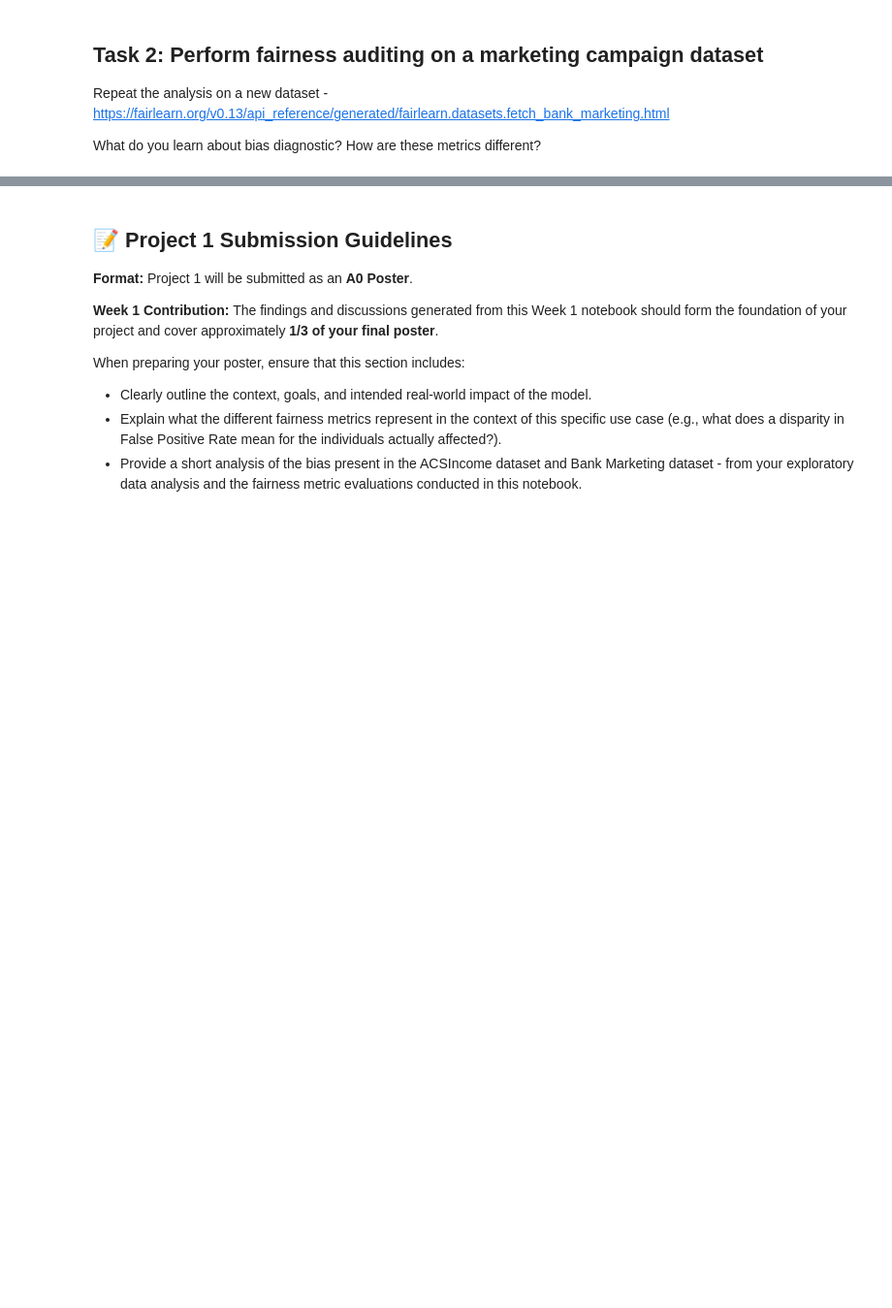
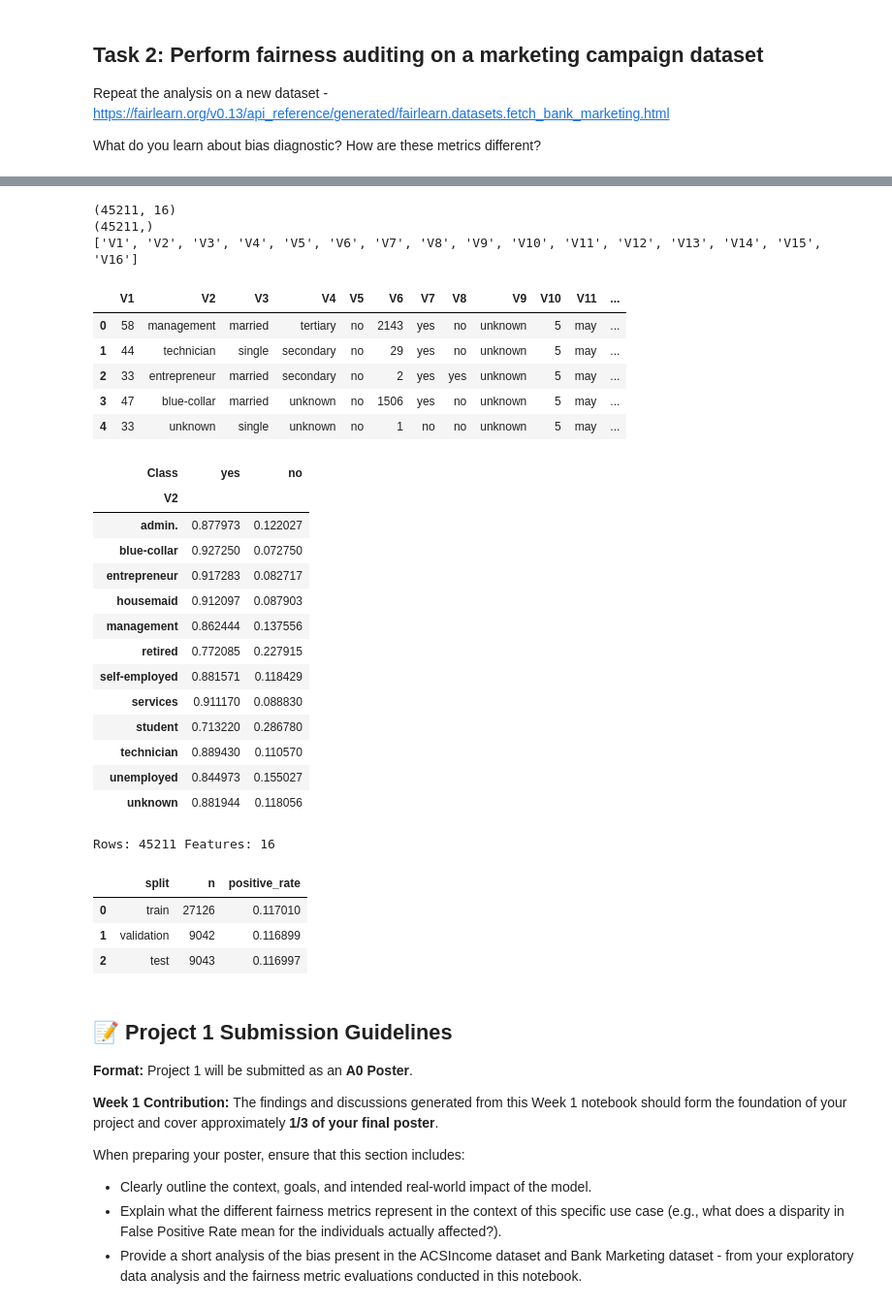
Before and after one commit to bellaVbsVbee/RAI, a Jupyter notebook: Project1/Week1_Guided_Fairness_Metrics_ACSIncome.ipynb, the cells around one changed output, grey strips where cells are left out. Shown at 97% size. Cells and saved outputs as stored; diff of their text form; code cells hidden in the pictures; blank space fills up the shorter version.

```diff
--- a/Project1/Week1_Guided_Fairness_Metrics_ACSIncome.ipynb
+++ b/Project1/Week1_Guided_Fairness_Metrics_ACSIncome.ipynb
@@ -292,3 +433,74 @@ What do you learn about bias diagnostic? How are these metrics different?
+# %%
+from fairlearn.datasets import fetch_bank_marketing
+
+bank_data = fetch_bank_marketing()
+print(bank_data.data.shape)
+print(bank_data.target.shape)
+print(bank_data.feature_names)
+# %% [output]
+(45211, 16)
+(45211,)
+['V1', 'V2', 'V3', 'V4', 'V5', 'V6', 'V7', 'V8', 'V9', 'V10', 'V11', 'V12', 'V13', 'V14', 'V15', 'V16']
+# %%
+X = bank_data.data
+y = bank_data.target
+
+X = X.reset_index(drop=True)
+y_ref = y.squeeze().astype(int).reset_index(drop=True)
+# %%
+job_group = X["V2"]
+
+display(X.head())
+display(pd.crosstab(job_group, y_ref, normalize="index").rename(columns={2:"no",1:"yes"}))
+print("Rows:", len(X), "Features:", X.shape[1])
+# %% [output]
+|  | V1 | V2 | V3 | V4 | V5 | V6 | V7 | V8 | V9 | V10 | V11 | ... |
+| 0 | 58 | management | married | tertiary | no | 2143 | yes | no | unknown | 5 | may | ... |
+| 1 | 44 | technician | single | secondary | no | 29 | yes | no | unknown | 5 | may | ... |
+| 2 | 33 | entrepreneur | married | secondary | no | 2 | yes | yes | unknown | 5 | may | ... |
+| 3 | 47 | blue-collar | married | unknown | no | 1506 | yes | no | unknown | 5 | may | ... |
+| 4 | 33 | unknown | single | unknown | no | 1 | no | no | unknown | 5 | may | ... |
+| Class | yes | no |
+| V2 |  |  |
+| admin. | 0.877973 | 0.122027 |
+| blue-collar | 0.927250 | 0.072750 |
+| entrepreneur | 0.917283 | 0.082717 |
+| housemaid | 0.912097 | 0.087903 |
+| management | 0.862444 | 0.137556 |
+| retired | 0.772085 | 0.227915 |
+| self-employed | 0.881571 | 0.118429 |
+| services | 0.911170 | 0.088830 |
+| student | 0.713220 | 0.286780 |
+| technician | 0.889430 | 0.110570 |
+| unemployed | 0.844973 | 0.155027 |
+| unknown | 0.881944 | 0.118056 |
+Rows: 45211 Features: 16
+# %%
+idx = np.arange(len(X))
+strata_job = y_ref.astype(str) + "_" + job_group.astype(str)
+train_idx, temp_idx = train_test_split(idx, test_size=.40, random_state=RANDOM_STATE, stratify=strata_job)
+val_idx, test_idx = train_test_split(
+    temp_idx, test_size=.50, random_state=RANDOM_STATE,
+    stratify=strata.iloc[temp_idx],
+)
+
+def take(x, ids):
+    return x.iloc[ids].reset_index(drop=True)
+
+Xj_train, Xj_val, Xj_test = [take(X, z) for z in (train_idx, val_idx, test_idx)]
+yj_train, yj_val, yj_test = [take(y_ref, z) for z in (train_idx, val_idx, test_idx)]
+J_train, J_val, J_test = [take(job_group, z) for z in (train_idx, val_idx, test_idx)]
+
+display(pd.DataFrame({
+    "split": ["train", "validation", "test"],
+    "n": [len(Xj_train), len(Xj_val), len(Xj_test)],
+    "positive_rate": [(yj_train-1).mean(), (yj_val-1).mean(), (yj_test-1).mean()]
+}))
+# %% [output]
+|  | split | n | positive_rate |
+| 0 | train | 27126 | 0.117010 |
+| 1 | validation | 9042 | 0.116899 |
+| 2 | test | 9043 | 0.116997 |
 # %% [markdown]
 ## 📝 Project 1 Submission Guidelines
 
```
Also changed, not shown: parts of 10 cells of this notebook, 1 other file.
